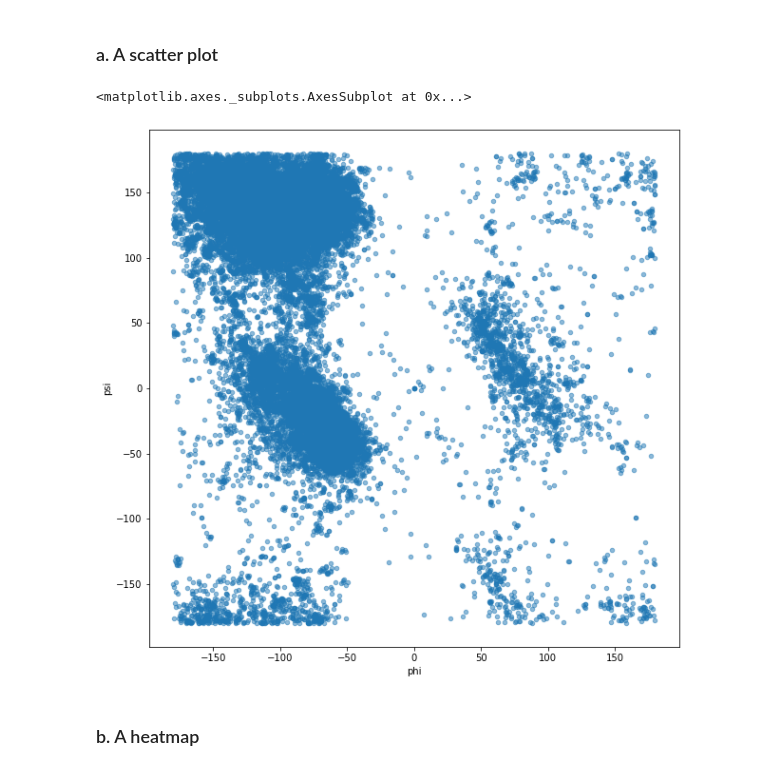
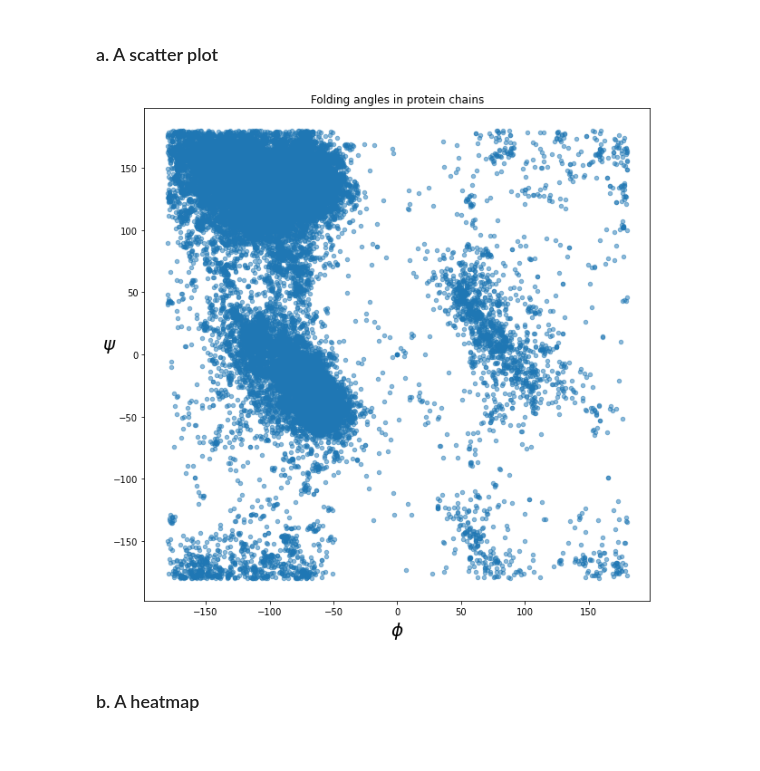
Before and after one commit to jerge/DAT405-DSC, a Jupyter notebook: Lab 3/Lab3.ipynb, the cells around one changed output. Drawn from its saved outputs; the diff is of its cells as text; code cells hidden in the pictures.

Commit message:
Configured all plots for lab 3

```diff
--- a/Lab 3/Lab3.ipynb
+++ b/Lab 3/Lab3.ipynb
@@ -7,15 +9,18 @@
 # %%
 import pandas as pd
 import matplotlib.pyplot as plt
 import seaborn as sns
 
 plt.rcParams['figure.figsize'] = [10, 10]
 
 data = pd.read_csv("data_all.csv")
 data.plot.scatter(x="phi", y="psi", alpha = 0.5)
+plt.title("Folding angles in protein chains")
+plt.ylabel(r"$\psi$", rotation="horizontal", size=20)
+plt.xlabel(r"$\phi$", size=20)
+plt.show()
 # %% [output]
-<matplotlib.axes._subplots.AxesSubplot at 0x...>
-[figure, old version]
+[figure, new version]
 # %% [markdown]
 ### b. A heatmap
 # %%
```
Also changed, not shown: parts of 13 cells of this notebook.
